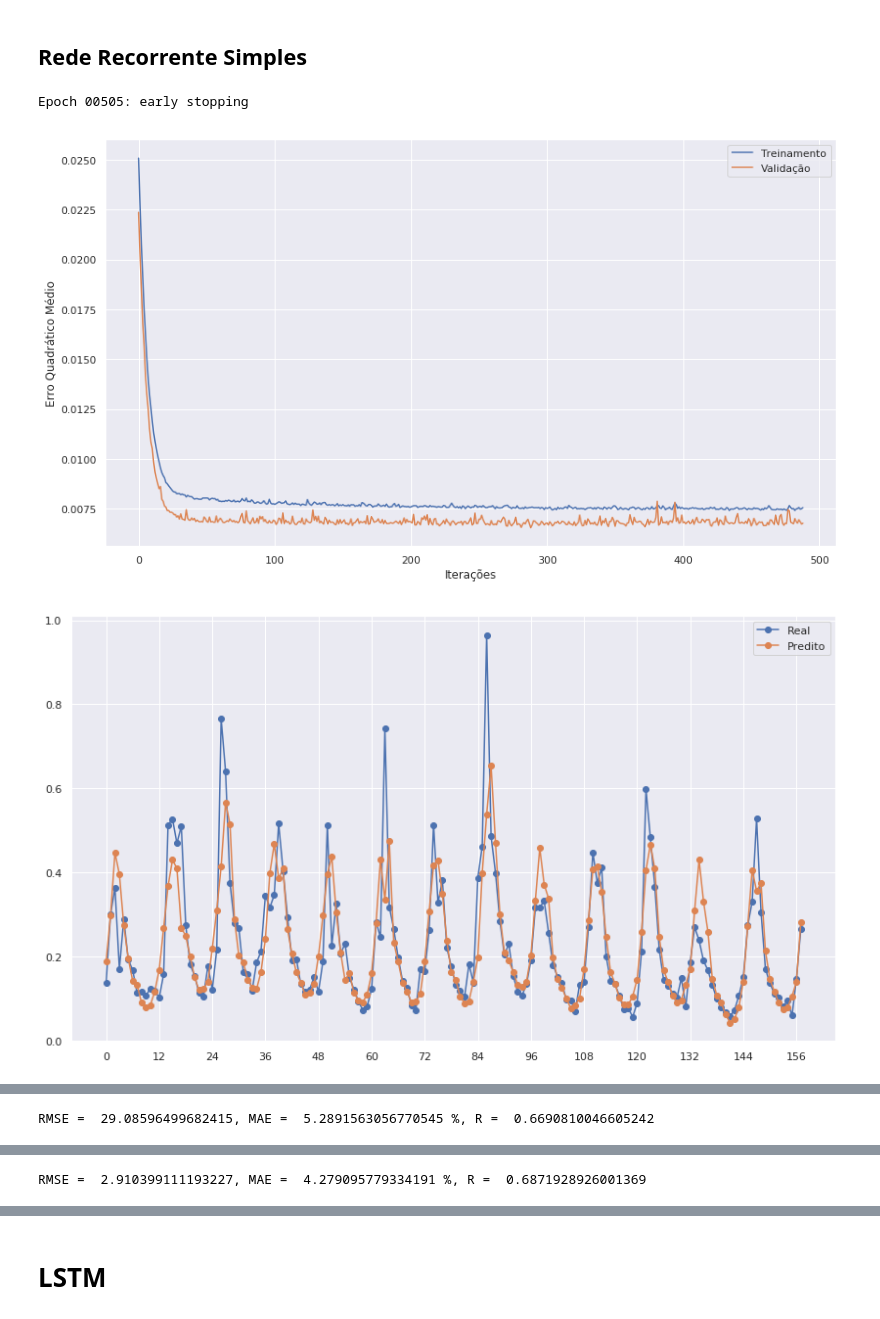
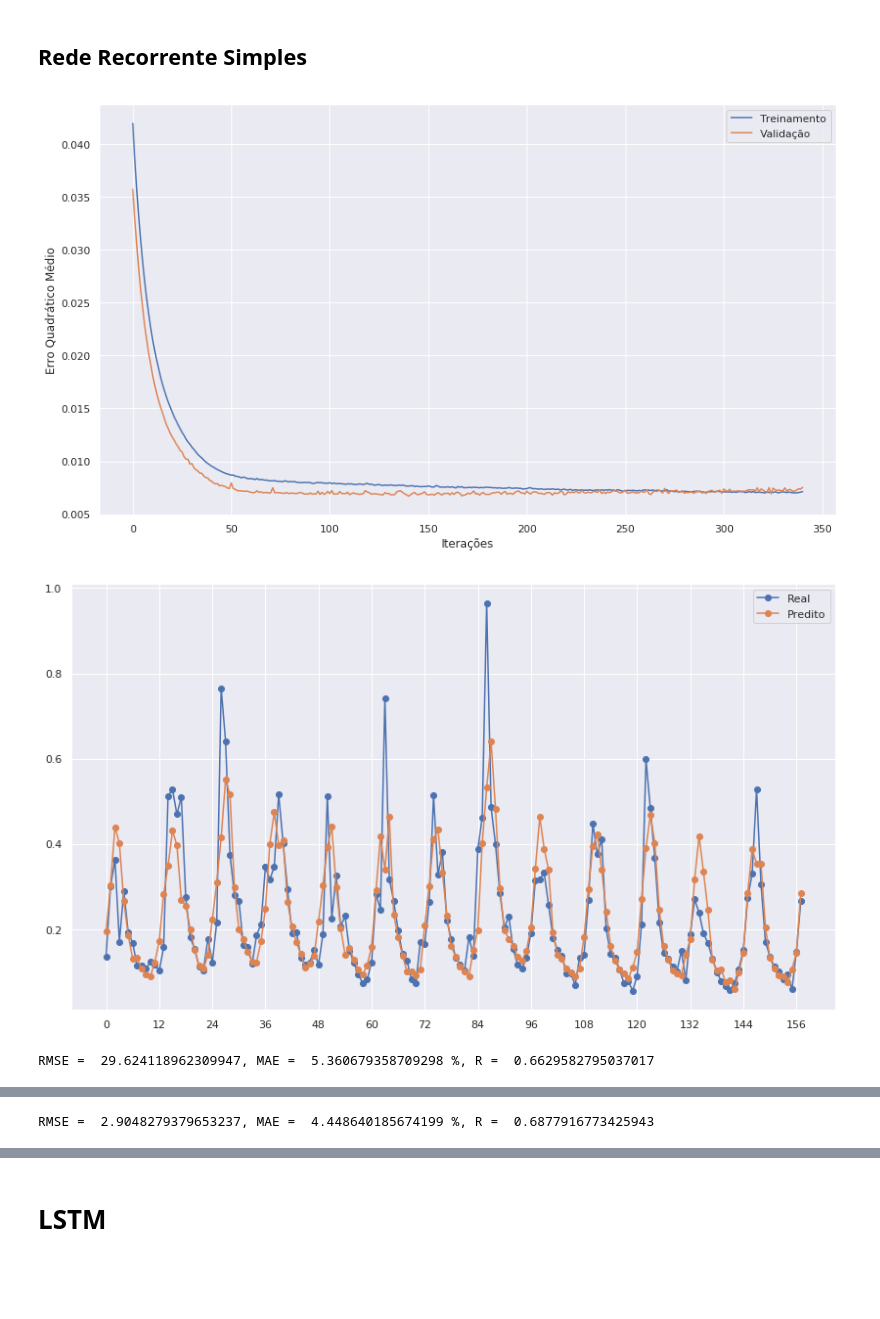
Before and after one commit to Gabrui/papers, a Jupyter notebook: IEEE_vazao_rios/vazao_rios.ipynb, the cells around one changed output, grey strips where cells are left out. Cells and saved outputs as stored; diff of their text form; code cells hidden in the pictures; blank space fills up the shorter version.

```diff
--- a/IEEE_vazao_rios/vazao_rios.ipynb
+++ b/IEEE_vazao_rios/vazao_rios.ipynb
@@ -400,32 +397,33 @@ Total,  912
 # %%
 def modelo_reco(janela, quant_rios, ruido=0.05): #sqrt(rate / (1 - rate))
     entrada = Input(shape=(janela, quant_rios))
     mes = Input(shape=(janela, 12), name='mes')
 
     entrada_ruidosa = GaussianDropout(ruido)(entrada)
     entrada_aumentada = Concatenate(axis=-1)([entrada_ruidosa, mes])
     X = Dense(12, activation='tanh', kernel_regularizer=regularizers.l2(0.01))(entrada_aumentada)
     X = GaussianDropout(0.004)(X)
     X = SimpleRNN(9, return_sequences=True)(X)
+    X = GaussianDropout(0.002)(X)
     X = Dense(6, activation='relu')(X)
     estimativa = Dense(quant_rios)(X)
 
     modelo = Model(inputs=[entrada, mes], outputs=estimativa)
     return modelo
 
-if not os.path.isfile('modelos/melhor_reco.h5') or True:
+if not os.path.isfile('modelos/melhor_reco.h5'):# or True:
     reco = modelo_reco(janela_reco, 2)
     reco.compile(optimizer='adam', loss='mse')
     parar_reco = EarlyStopping(monitor='val_loss', mode='min', verbose=1, patience=200, min_delta=0)
     salvar_reco = ModelCheckpoint('modelos/melhor_reco.h5', monitor='val_loss', mode='min', save_best_only=True)
 
     historico_reco = reco.fit([x_treina_reco, m_treina_reco], y_treina_reco, epochs=1000, validation_data=([x_valida_reco, m_valida_reco], y_valida_reco), verbose=0, callbacks=[parar_reco, salvar_reco])
     salva_historico(historico_reco.history, 'historicos/reco')
 
 mostra_treinamento(carrega_historico('historicos/reco'))
 reco = load_model('modelos/melhor_reco.h5')
 mostra_performance_reco(reco, [x_valida_reco, m_valida_reco], y_valida_reco, fatores_normalizacao)
 # %% [output]
-Epoch 00505: early stopping
-[figure, old version]
+[figure, new version]
-[figure, old version]
+[figure, new version]
+RMSE =  29.624118962309947, MAE =  5.360679358709298 %, R =  0.6629582795037017
@@ -432 +431 @@ Epoch 00505: early stopping
-RMSE =  29.08596499682415, MAE =  5.2891563056770545 %, R =  0.6690810046605242
+RMSE =  2.9048279379653237, MAE =  4.448640185674199 %, R =  0.6877916773425943
@@ -434,4 +432,3 @@ RMSE =  29.08596499682415, MAE =  5.2891563056770545 %, R =  0.6690810046605242
-RMSE =  2.910399111193227, MAE =  4.279095779334191 %, R =  0.6871928926001369
 [interactive output not drawn]
 # %% [markdown]
 # LSTM
```
Also changed, not shown: parts of 5 cells of this notebook, 6 other files.
